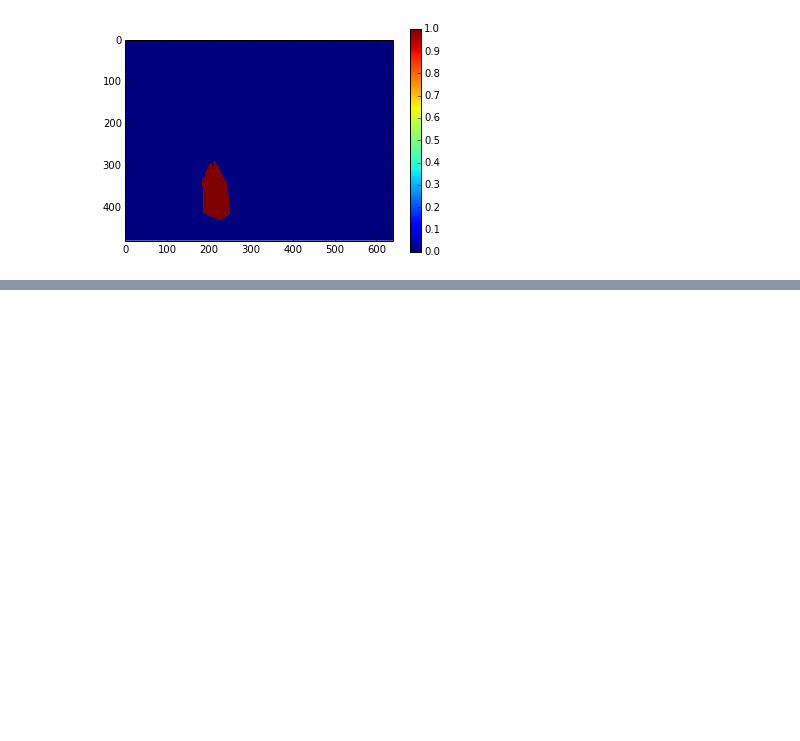
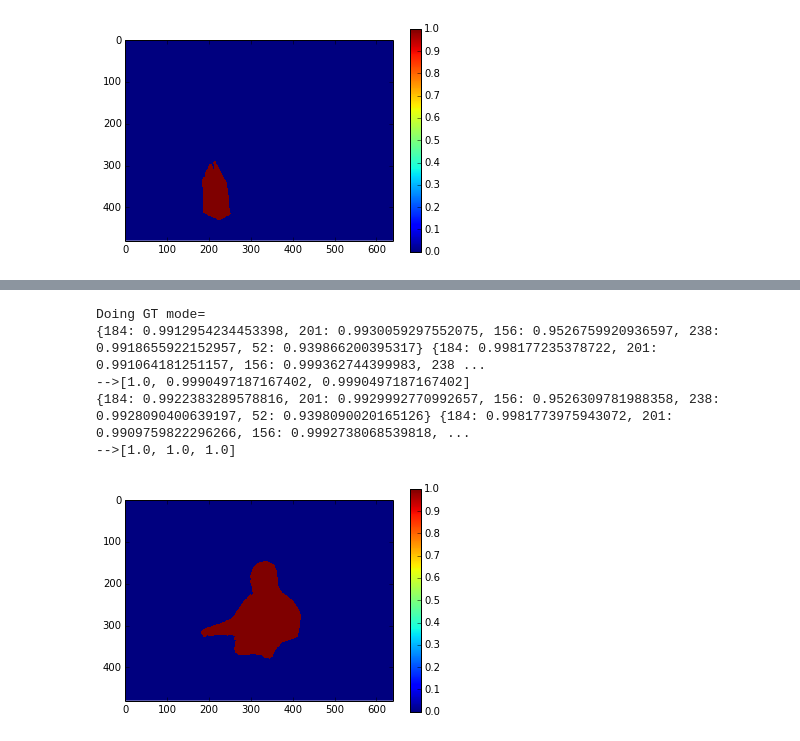
Before and after one commit to cognoscentai/segmentation, a Jupyter notebook: ipynb/Final Pipeline.ipynb, the cells around one changed output, grey strips where cells are left out. Cells and saved outputs as stored; diff of their text form; code cells hidden in the pictures; blank space fills up the shorter version.

```diff
--- a/ipynb/Final Pipeline.ipynb
+++ b/ipynb/Final Pipeline.ipynb
@@ -196,0 +206,9 @@ Doing EM
+# %%
+do_GT_EM_for(sample, 1,0,rerun_existing=True,num_iterations=2,PLOT=True)
+# %% [output]
+Doing GT mode=
+{184: 0.9912954234453398, 201: 0.9930059297552075, 156: 0.9526759920936597, 238: 0.9918655922152957, 52: 0.939866200395317} {184: 0.998177235378722, 201: 0.991064181251157, 156: 0.999362744399983, 238 ...
+-->[1.0, 0.9990497187167402, 0.9990497187167402]
+{184: 0.9922383289578816, 201: 0.9929992770992657, 156: 0.9526309781988358, 238: 0.9928090400639197, 52: 0.9398090020165126} {184: 0.9981773975943072, 201: 0.9909759822296266, 156: 0.9992738068539818, ...
+-->[1.0, 1.0, 1.0]
+[figure, added]
```
Also changed, not shown: parts of 1 cell of this notebook, 1 other file.
